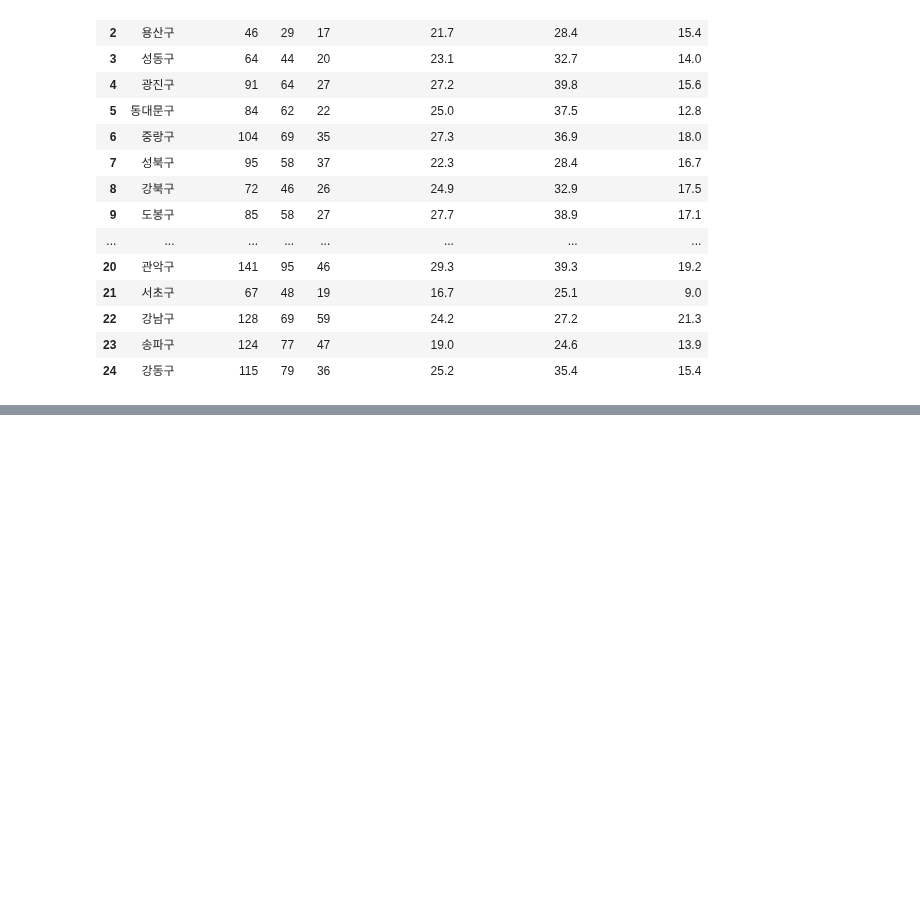
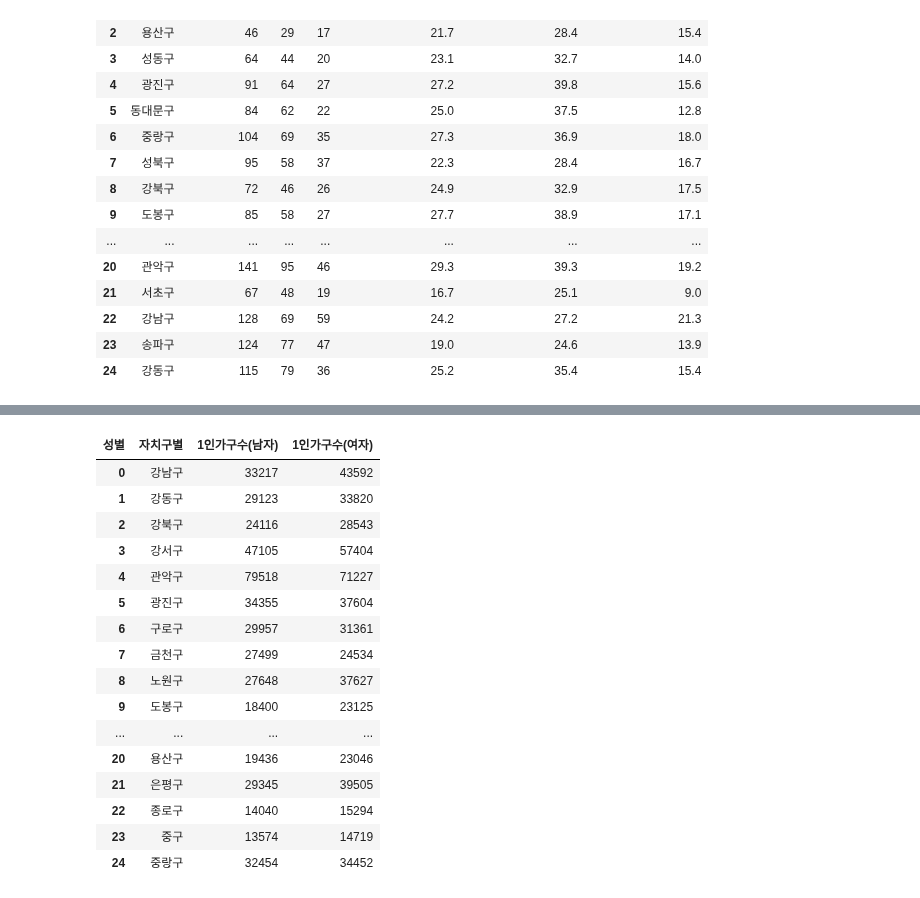
Before and after one commit to CityCrimeResearch/MidProject, a Jupyter notebook: ipynbTest/Junhyeok/Processing2.ipynb, the cells around one changed output, grey strips where cells are left out. Cells and saved outputs as stored; diff of their text form; code cells hidden in the pictures; blank space fills up the shorter version.

```diff
--- a/ipynbTest/Junhyeok/Processing2.ipynb
+++ b/ipynbTest/Junhyeok/Processing2.ipynb
@@ -705,0 +846,21 @@ suicide_df.to_csv('data/processed/자살율통계_서울시울시2023.csv', enco
+# %%
+oneP_GenS_df = oneP_Gen_df.pivot(index='자치구별', columns='성별', values='합계').rename(columns={'남자': '1인가구수(남자)', '여자': '1인가구수(여자)'}).reset_index()
+oneP_GenS_df
+# %% [output]
+| 성별 | 자치구별 | 1인가구수(남자) | 1인가구수(여자) |
+| 0 | 강남구 | 33217 | 43592 |
+| 1 | 강동구 | 29123 | 33820 |
+| 2 | 강북구 | 24116 | 28543 |
+| 3 | 강서구 | 47105 | 57404 |
+| 4 | 관악구 | 79518 | 71227 |
+| 5 | 광진구 | 34355 | 37604 |
+| 6 | 구로구 | 29957 | 31361 |
+| 7 | 금천구 | 27499 | 24534 |
+| 8 | 노원구 | 27648 | 37627 |
+| 9 | 도봉구 | 18400 | 23125 |
+| ... | ... | ... | ... |
+| 20 | 용산구 | 19436 | 23046 |
+| 21 | 은평구 | 29345 | 39505 |
+| 22 | 종로구 | 14040 | 15294 |
+| 23 | 중구 | 13574 | 14719 |
+| 24 | 중랑구 | 32454 | 34452 |
```
Also changed, not shown: parts of 14 cells of this notebook, 5 other files.
